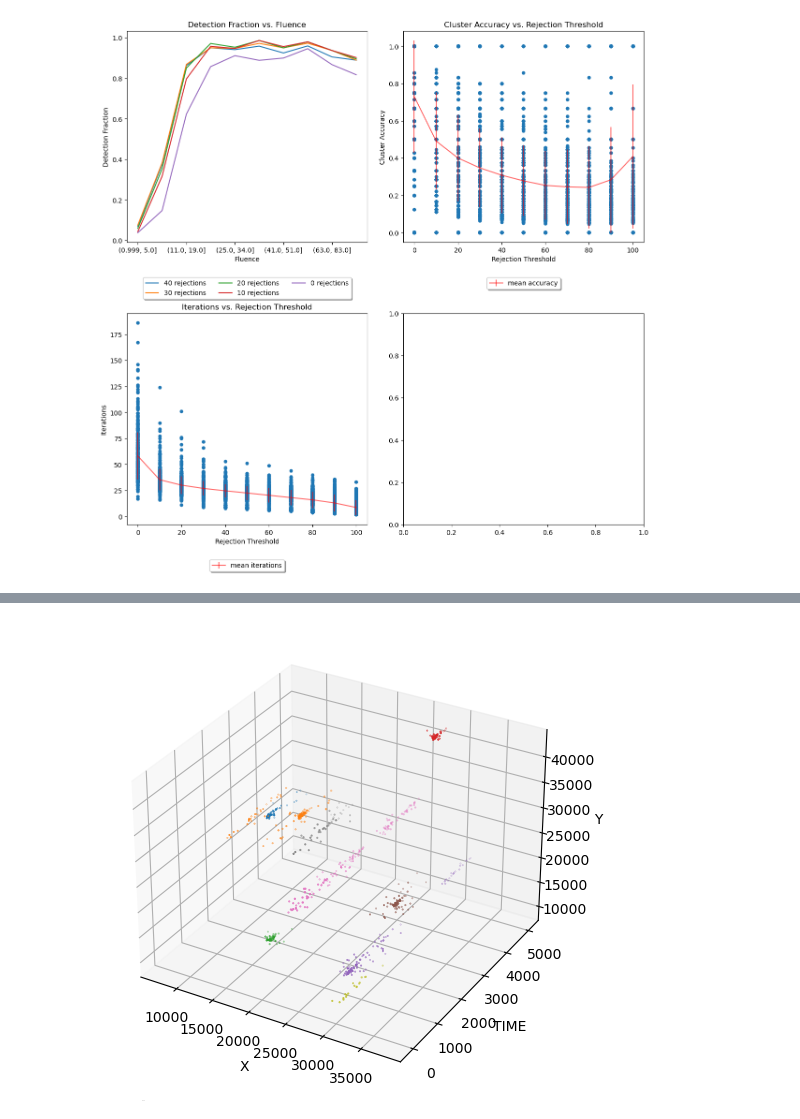
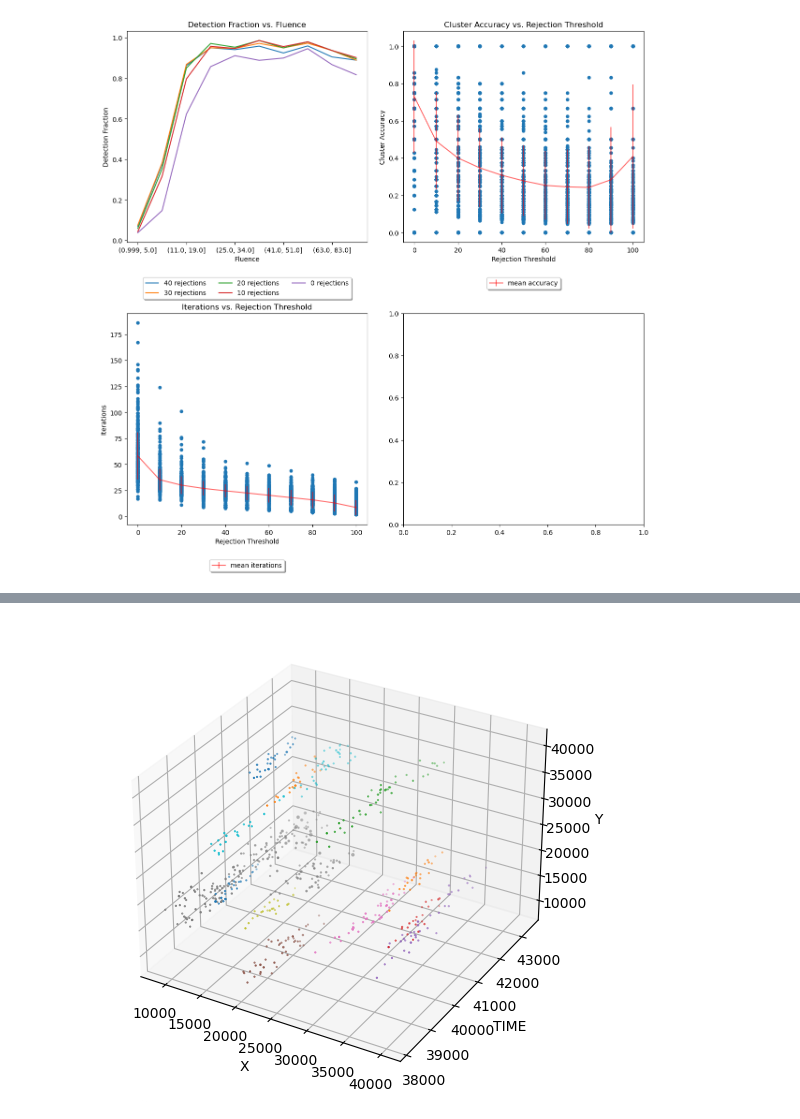
Before and after one commit to Samuele-Colombo/MPTD, a Jupyter notebook: new_approach_multiple_files.ipynb, the cells around one changed output, grey strips where cells are left out. Drawn from its saved outputs; the diff is of its cells as text; code cells hidden in the pictures.

```diff
--- a/new_approach_multiple_files.ipynb
+++ b/new_approach_multiple_files.ipynb
@@ -385,7 +862,7 @@ from astropy.table import Table
 # filenames = [filename for filename in filenames if filename.endswith('PIEVLF0000.FTZ') or fits.open(filename)[0].header["SUBMODE"] == 'PrimeFullWindow']
 # filenames = random.sample(filenames, n)
 # %%
-n = 500
+n = 100
 # Set a fixed seed for replicability
 seed_value = 43
 random.seed(seed_value)
@@ -398,5 +875,3 @@ filenames_pd["Size"] = [osp.getsize(filename) for filename in filenames_pd["File
 filenames_pd = filenames_pd.loc[filenames_pd["Size"] > 0]
 filenames_pd = filenames_pd.sort_values(by="Size")
 filenames = filenames_pd["Filename"][:n].to_numpy()
-
-# filenames = random.sample(filenames, n)
@@ -431,5 +890,6 @@ filenames_pd.iloc[:n]
 #     filenames += new_filenames
 # filenames, filename_patterns
 # %%
-outfile = osp.join("prove", str(datetime.datetime.now().strftime("%Y-%m-%d_%H-%M-%S")) + ".csv")
+os.mkdirs("test_runs", exists_ok=True)
+outfile = osp.join("test_runs", str(datetime.datetime.now().strftime("%Y-%m-%d_%H-%M-%S")) + ".csv")
 # %%
@@ -603,3 +1024,5 @@ Index(['Fluence', 'Detected', 'File', 'Accuracy', 'Rejection', 'Iteration',
+# %%
+index = int(input("Explore data from least accurate (index=0) to most accurate (index=-1). Index:"))
 # %%
 from astropy.wcs import WCS
 from astropy import units as u
@@ -607,7 +1030,7 @@ from astropy import units as u
 #filename = df[df["Iteration"]==layers].groupby("File").first()["Time"].idxmax()
 filename= r"test.onD\Icaro\raw\0725300156\pps\P0725300156M2S003MIEVLF0000.FTZ"
 filename, layers = df[df["Rejection"] == 10].groupby("File").first()[["True Pos", "False Pos","Accuracy", "Iteration"]]\
-    .sort_values(by="True Pos").reset_index().iloc[-4][["File", "Iteration"]]
+    .sort_values(by="Accuracy").reset_index().iloc[index][["File", "Iteration"]]
 layers = int(layers)
 header = fits.open(filename)[0].header
 dataset = MPTDDataset(filename, keys, filters, withsim)
@@ -643,7 +1068,16 @@ tensor([0.2153, 0.2223, 0.2713,  ..., 0.0007, 0.0012, 0.0010], device='cuda:0')
 # %%
+max_time_interval = 10_000
 labels = clusterer.cluster(elaborator)
+for group in np.unique(labels):
+    if group < 0:
+        continue
+    mask = labels == group
+    group_times = elaborator.dataset.data.pos[mask, 2].cpu()
+    time_interval = group_times.max() - group_times.min()
+    if time_interval > max_time_interval:
+        labels[mask] = -1
 mask = clusterer.mask(elaborator).cpu()
 masked_data = clusterer.mask_data(elaborator).cpu()
-plot_clusters(masked_data.pos, elaborator.sizes().cpu()[mask], labels[mask].squeeze(), keys, figsize=(6,6))
+plot_clusters(masked_data.pos, elaborator.sizes().cpu()[mask]*10, labels[mask].squeeze(), keys, figsize=(6,6))
 # %% [output]
-[figure, old version]
+[figure, new version]
```
Also changed, not shown: parts of 23 cells of this notebook, 8 other files.
